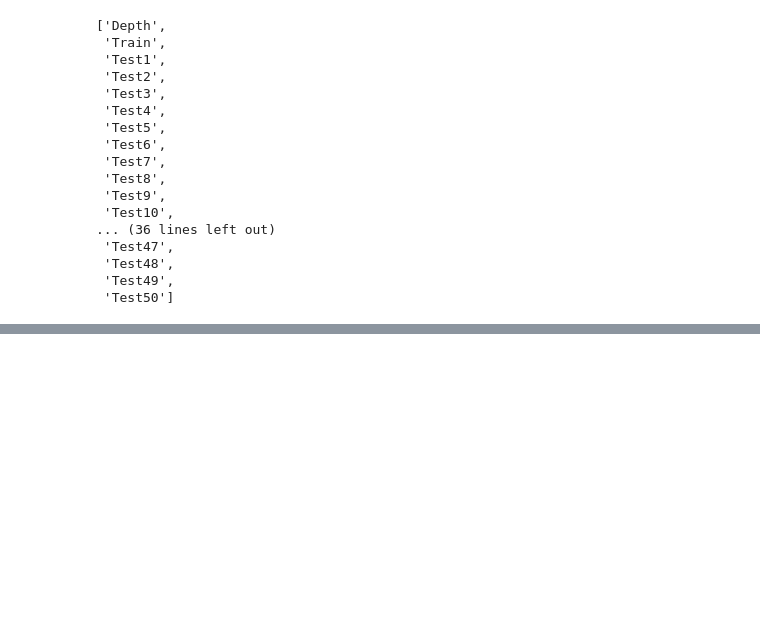
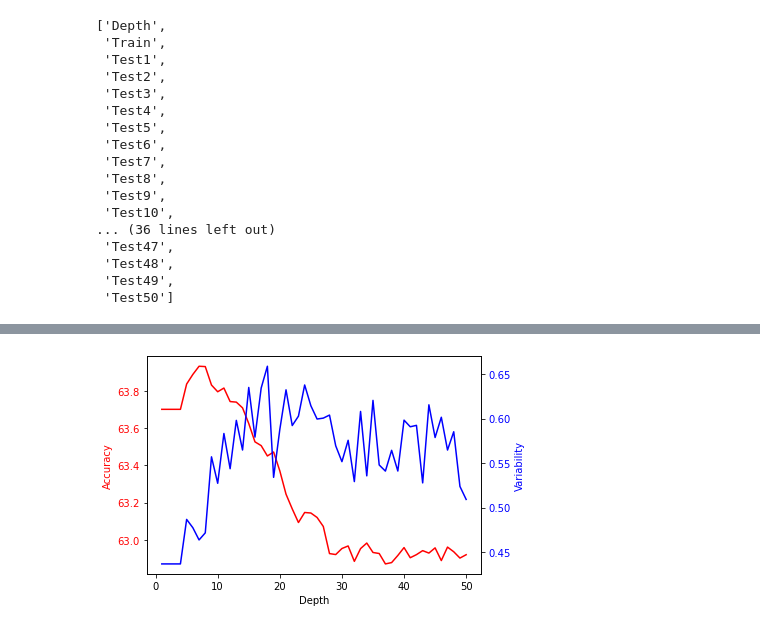
Before and after one commit to meenakshsundaram/AIML, a Jupyter notebook: DecisionTrees/src/covid19/preprocessing.ipynb, the cells around one changed output, grey strips where cells are left out. Saved outputs shown, nothing was run; the diff lists cells and outputs as text; code cells hidden in the pictures; blank space fills up the shorter version.

Commit message:
Add accracy,precision,recall - std and mean

```diff
--- a/DecisionTrees/src/covid19/preprocessing.ipynb
+++ b/DecisionTrees/src/covid19/preprocessing.ipynb
@@ -585,0 +584,9 @@ accuracyDf.to_csv("accuracydf.csv")
+# %%
+import statistics
+accu_mean=[]
+accu_std = []
+for i in range(len(accuracyDf)):
+    test_mean = statistics.mean(accuracyDf.iloc[i,2:])
+    accu_mean.append(test_mean)
+    test_std = statistics.stdev(accuracyDf.iloc[i,2:])
+    accu_std.append(test_std)
@@ -586 +609,8 @@ accuracyDf.to_csv("accuracydf.csv")
+# %%
+accuracyDf["Mean"] = accu_mean
+accuracyDf["STD"] = accu_std
+recallDf["Mean"] = recall_mean
+recallDf["STD"] = recall_std
+precisionDf["Mean"] = pre_mean
+precisionDf["STD"] = pre_std
 # %%
@@ -588,0 +620,6 @@ precisionDf.to_csv("precisiondf.csv")
+# %%
+import matplotlib.pyplot as plt
+
+acc_x = np.array(accuracyDf["Depth"])
+acc_mean = np.array(accuracyDf["Mean"])
+acc_std = np.array(accuracyDf["STD"])
@@ -588,0 +634,14 @@ precisionDf.to_csv("precisiondf.csv")
+# %%
+fig,ax1 = plt.subplots()
+fig.patch.set_facecolor(color="white")
+ax1.set_xlabel('Depth')
+ax1.set_ylabel('Accuracy', color = 'red')
+ax1.plot(acc_x, acc_mean, color = 'red')
+ax1.tick_params(axis ='y', labelcolor = 'red')
+ax2 = ax1.twinx()
+ax2.set_ylabel('Variability', color = 'blue')
+ax2.plot(acc_x, acc_std, color = 'blue')
+ax2.tick_params(axis ='y', labelcolor = 'blue')
+plt.show()
+# %% [output]
+[figure, added]
```
Also changed, not shown: parts of 12 cells of this notebook, 3 other files.
